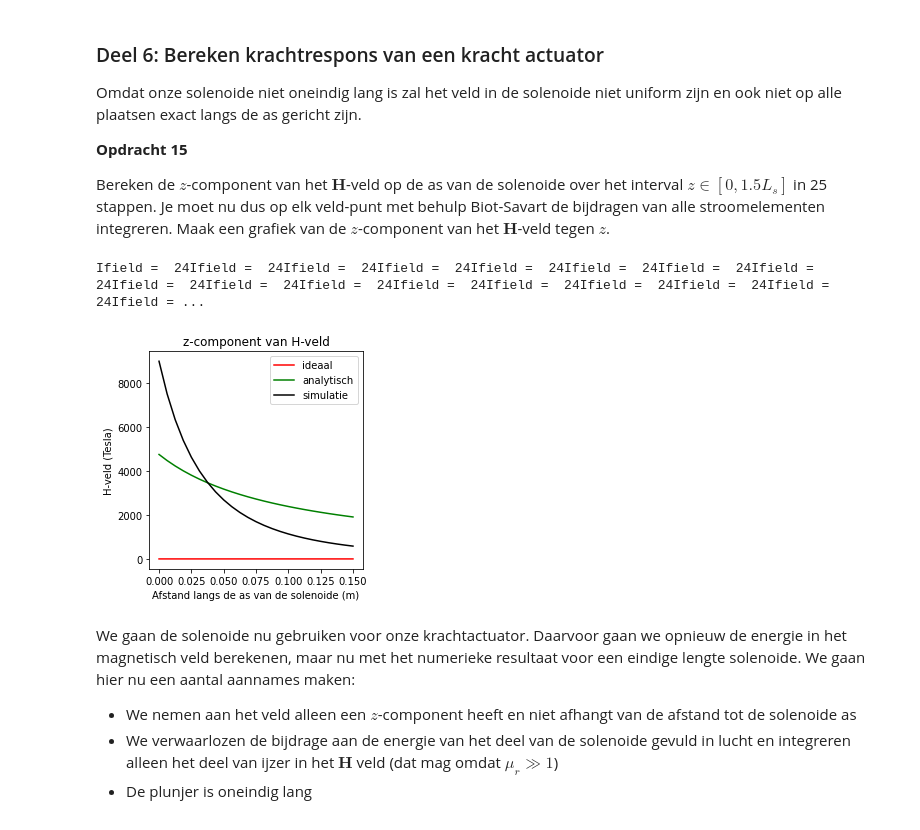
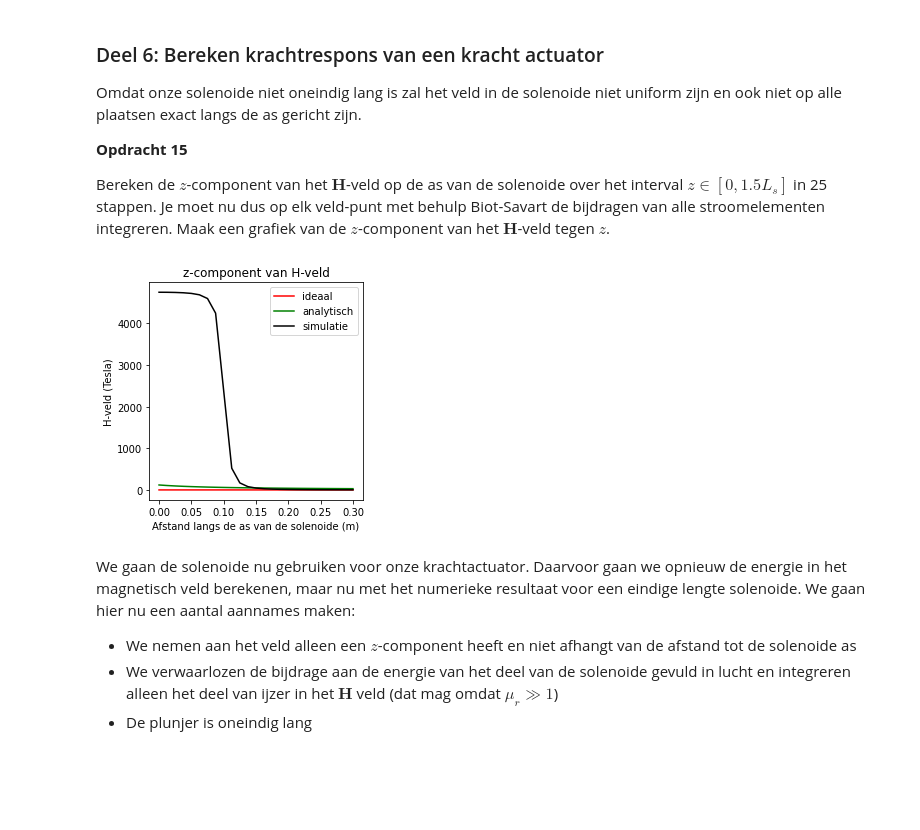
Before and after one commit to oprelo/opdrachten-DEF-D, a Jupyter notebook: DigitaleOntwerpopdrachten/2KrachtactuatorOpdracht/2KrachtactuatorOpdracht/KrachtactuatorOpdracht.ipynb, the cells around one changed output. Cells and saved outputs as stored; diff of their text form; code cells hidden in the pictures; blank space fills up the shorter version.

```diff
--- a/DigitaleOntwerpopdrachten/2KrachtactuatorOpdracht/2KrachtactuatorOpdracht/KrachtactuatorOpdracht.ipynb
+++ b/DigitaleOntwerpopdrachten/2KrachtactuatorOpdracht/2KrachtactuatorOpdracht/KrachtactuatorOpdracht.ipynb
@@ -453,40 +455,46 @@ Omdat onze solenoide niet oneindig lang is zal het veld in de solenoide niet uni
 Bereken de $z$-component van het $\mathbf{H}$-veld op de as van de solenoide over het interval $z \in [0, 1.5L_s]$ in 25 stappen. Je moet nu dus op elk veld-punt met behulp Biot-Savart de bijdragen van alle stroomelementen integreren. Maak een grafiek van de $z$-component van het $\mathbf{H}$-veld tegen $z$.
 # %%
 n_ax=25
-z_ax=np.linspace(0, 0.75*L_sol, n_ax)
+z_ax=np.linspace(0, 1.5*L_sol, n_ax)
 H_ax=np.zeros((n_ax,1))
 r_source = np.array([x,y,z]).T
 L_new = np.concatenate((L,[[0,0,0]]),axis=0)
 L_pref = np.concatenate(([[0,0,0]],L),axis=0)
 dl = (L_new - L_pref)[1:-1,:]
 dl = np.append(dl,[dl[-1,:]],axis=0)
 
-for i_field in range(n_ax):
-    print(f"\rIfield =  {i_field}", end="") # Print welk element van het veld nu berekend wordt.
-    r_field = np.array([0,0,z_ax[i_field]])
-    Hsimulated=np.array([0,0,0], dtype='float64')
-    for i_source in np.arange(1, n_ax):
-        Hsimulated += field_current_element(r_field, r_source[i_source], dl[i_source],I)
-        print(f"Ifield =  {i_field}", end="")
+#for i_field in range(n_ax):
+#    print(f"\rIfield =  {i_field}", end="") # Print welk element van het veld nu berekend wordt.
+#    r_field = np.array([0,0,z_ax[i_field]])
+#    Hsimulated=np.array([0,0,0], dtype='float64')
+#    for i_source in np.arange(1, n_ax):
+#        Hsimulated += field_current_element(r_field, r_source[i_source], dl[i_source],I)
+#        print(f"Ifield =  {i_field}", end="")
 
     # selecting the z-component
-    H_ax[i_field,0]=Hsimulated[2]/mu_0
+#    H_ax[i_field,0]=Hsimulated[2]/mu_0
 
 H_veld_ideaal=analytical_answer*np.ones(n_ax)*(1.0*(z_ax < L_sol/2))
 # dit is nog een aardige analytische uitdrukking die je kan uitrekenen voor de z-component op de as van een solenoide met eindige lengte
 H_veld_analytisch=(N_wikkeling*I/L_sol/2)*((L_sol/2-z_ax)/np.sqrt((z_ax+L_sol/2)**2 + r_sol**2)+(L_sol/2+z_ax)/np.sqrt((z_ax+L_sol/2)**2 + r_sol**2))
+
+
+x_cords, y_cords, z_cords = np.meshgrid(0,0,z_ax)
+r_field = np.array([x_cords,y_cords,z_cords]).T
+r_field = r_field[:,0,0,:]
+
+H_field, H_array = field_current(r_field, L, I)
 
 plt.figure(figsize=[13,4])
 plt.subplot(131)
 plt.title('z-component van H-veld')
 plt.plot(z_ax, H_veld_ideaal, '-r', label='ideaal')
 plt.plot(z_ax, H_veld_analytisch, '-g', label='analytisch')
-plt.plot(z_ax, H_ax, '-k', label='simulatie')
+plt.plot(z_ax, H_field[:,2], '-k', label='simulatie')
 plt.xlabel('Afstand langs de as van de solenoide (m)')
 plt.legend()
 plt.ylabel('H-veld (Tesla)')
 plt.show()
 # %% [output]
-Ifield =  24Ifield =  24Ifield =  24Ifield =  24Ifield =  24Ifield =  24Ifield =  24Ifield =  24Ifield =  24Ifield =  24Ifield =  24Ifield =  24Ifield =  24Ifield =  24Ifield =  24Ifield =  24Ifield = ...
-[figure, old version]
+[figure, new version]
 # %% [markdown]
```
Also changed, not shown: parts of 4 cells of this notebook.
